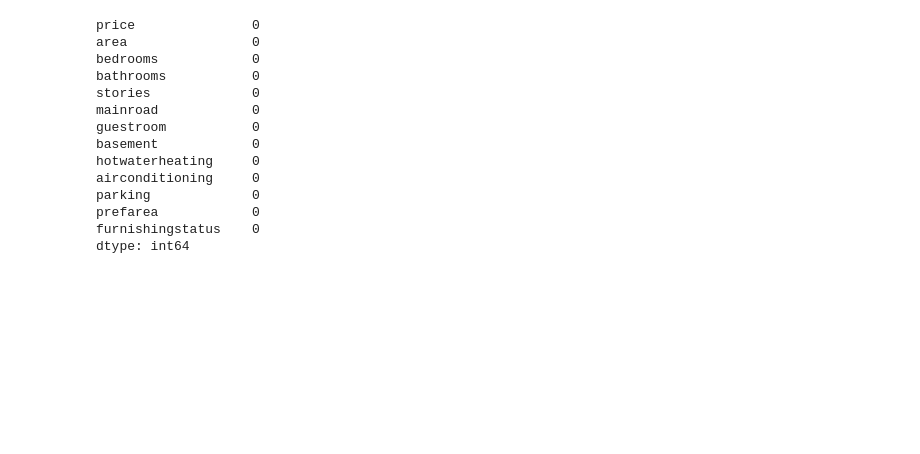
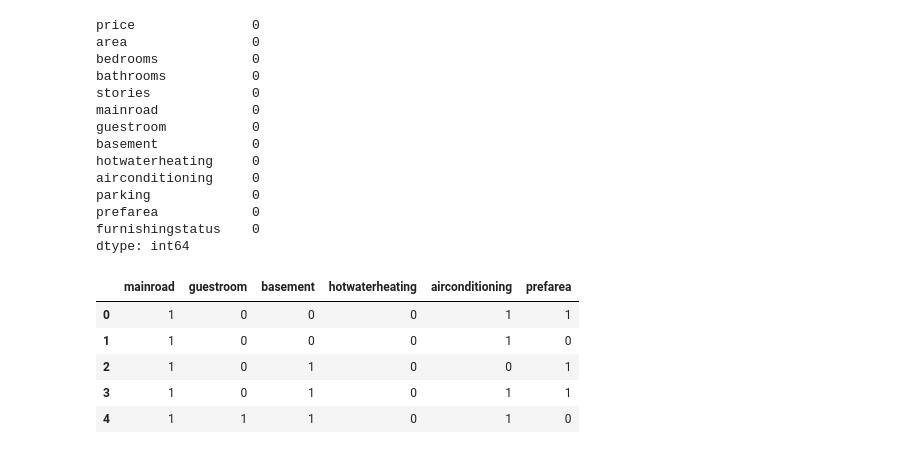
Before and after one commit to slakkireddy0205/house-price-cicd-project5, a Jupyter notebook: notebooks/house-price.ipynb, the cells around one changed output. Drawn from its saved outputs; the diff is of its cells as text; code cells hidden in the pictures; blank space fills up the shorter version.

```diff
--- a/notebooks/house-price.ipynb
+++ b/notebooks/house-price.ipynb
@@ -114,3 +114,15 @@ parking             0
 prefarea            0
 furnishingstatus    0
 dtype: int64
+# %%
+binary_cols = ["mainroad", "guestroom", "basement", "hotwaterheating", "airconditioning", "prefarea"]
+for cols in binary_cols:
+    df[cols] = df[cols].map({"yes":1,"no":0})
+df[binary_cols].head()
+# %% [output]
+|  | mainroad | guestroom | basement | hotwaterheating | airconditioning | prefarea |
+| 0 | 1 | 0 | 0 | 0 | 1 | 1 |
+| 1 | 1 | 0 | 0 | 0 | 1 | 0 |
+| 2 | 1 | 0 | 1 | 0 | 0 | 1 |
+| 3 | 1 | 0 | 1 | 0 | 1 | 1 |
+| 4 | 1 | 1 | 1 | 0 | 1 | 0 |
```
Also changed, not shown: parts of 2 cells of this notebook.
